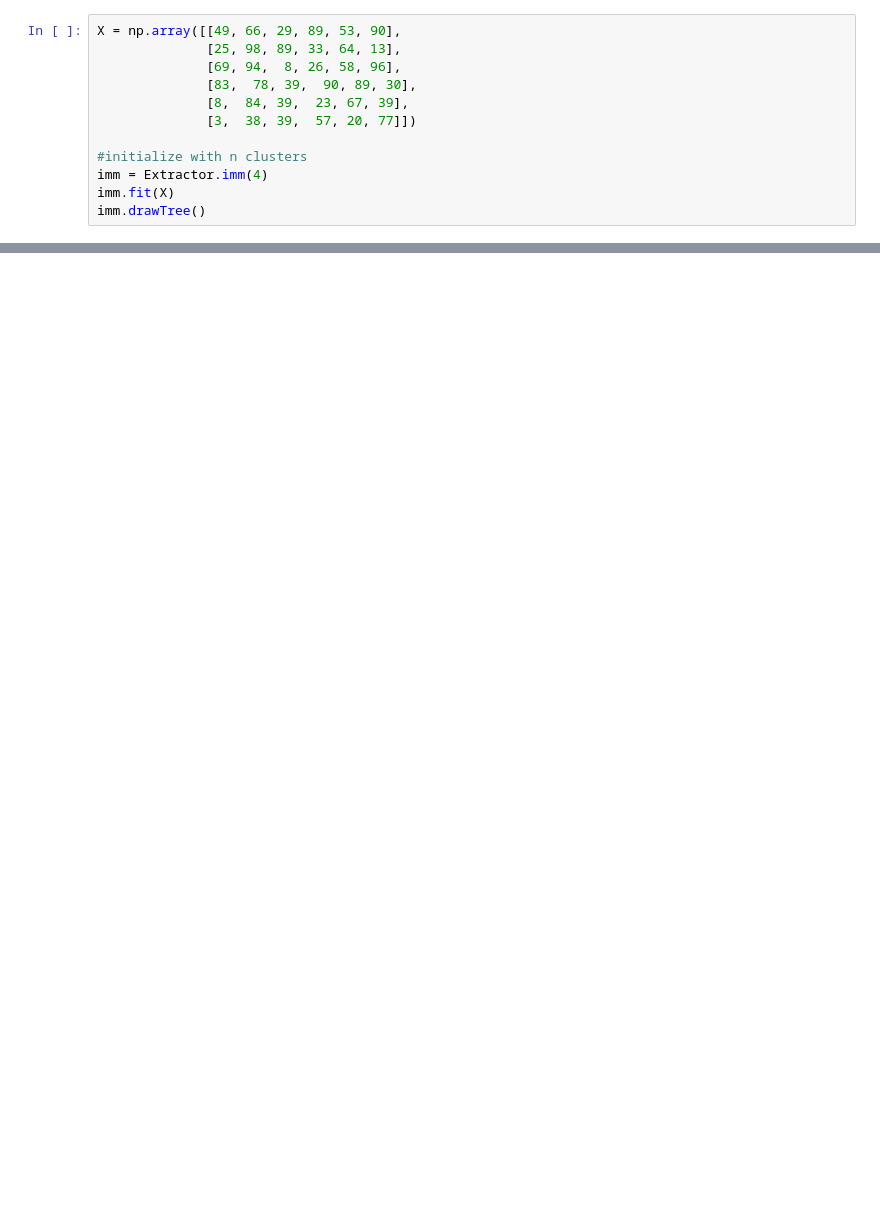
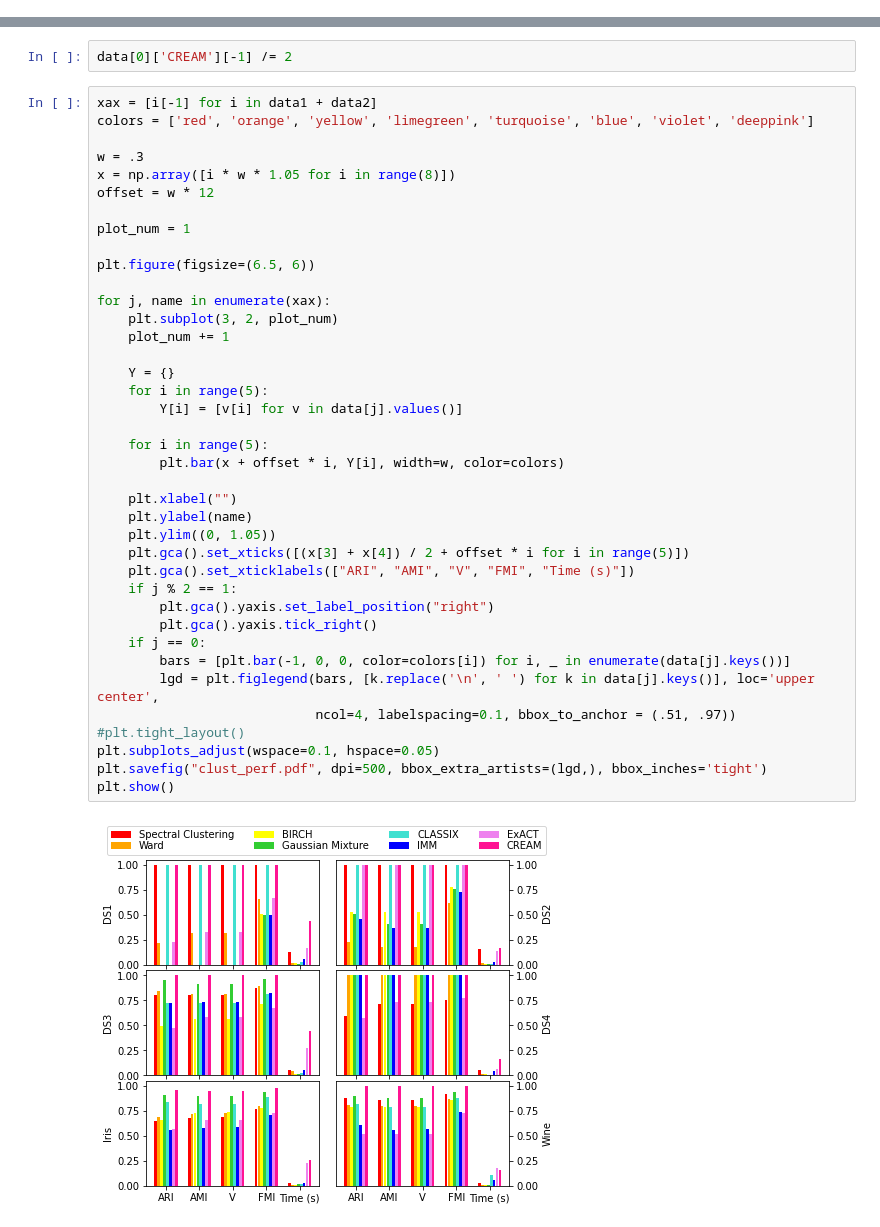
Before and after one commit to psykei/psyke-python, a Jupyter notebook: demo/DemoClusteringIMM.ipynb, the cells around one changed output, grey strips where cells are left out. Cells and saved outputs as stored; diff of their text form; blank space fills up the shorter version.

```diff
--- a/demo/DemoClusteringIMM.ipynb
+++ b/demo/DemoClusteringIMM.ipynb
@@ -4,12 +0,0 @@ from psyke import Extractor
-# %%
-X = np.array([[49, 66, 29, 89, 53, 90],
-              [25, 98, 89, 33, 64, 13],
-              [69, 94,  8, 26, 58, 96],
-              [83,  78, 39,  90, 89, 30],
-              [8,  84, 39,  23, 67, 39],
-              [3,  38, 39,  57, 20, 77]])
-
-#initialize with n clusters
-imm = Extractor.imm(4)
-imm.fit(X)
-imm.drawTree()
@@ -18,0 +247,43 @@ The default value of `n_init` will change from 10 to 'auto' in 1.4. Set the valu
+# %%
+data[0]['CREAM'][-1] /= 2
+# %%
+xax = [i[-1] for i in data1 + data2]
+colors = ['red', 'orange', 'yellow', 'limegreen', 'turquoise', 'blue', 'violet', 'deeppink']
+
+w = .3
+x = np.array([i * w * 1.05 for i in range(8)])
+offset = w * 12
+
+plot_num = 1
+
+plt.figure(figsize=(6.5, 6))
+
+for j, name in enumerate(xax):
+    plt.subplot(3, 2, plot_num)
+    plot_num += 1
+
+    Y = {}
+    for i in range(5):
+        Y[i] = [v[i] for v in data[j].values()]
+
+    for i in range(5):
+        plt.bar(x + offset * i, Y[i], width=w, color=colors)
+
+    plt.xlabel("")
+    plt.ylabel(name)
+    plt.ylim((0, 1.05))
+    plt.gca().set_xticks([(x[3] + x[4]) / 2 + offset * i for i in range(5)])
+    plt.gca().set_xticklabels(["ARI", "AMI", "V", "FMI", "Time (s)"])
+    if j % 2 == 1:
+        plt.gca().yaxis.set_label_position("right")
+        plt.gca().yaxis.tick_right()
+    if j == 0:
+        bars = [plt.bar(-1, 0, 0, color=colors[i]) for i, _ in enumerate(data[j].keys())]
+        lgd = plt.figlegend(bars, [k.replace('\n', ' ') for k in data[j].keys()], loc='upper center',
+                            ncol=4, labelspacing=0.1, bbox_to_anchor = (.51, .97))
+#plt.tight_layout()
+plt.subplots_adjust(wspace=0.1, hspace=0.05)
+plt.savefig("clust_perf.pdf", dpi=500, bbox_extra_artists=(lgd,), bbox_inches='tight')
+plt.show()
+# %% [output]
+[figure, added]
```
Also changed, not shown: parts of 10 cells of this notebook, 15 other files.
